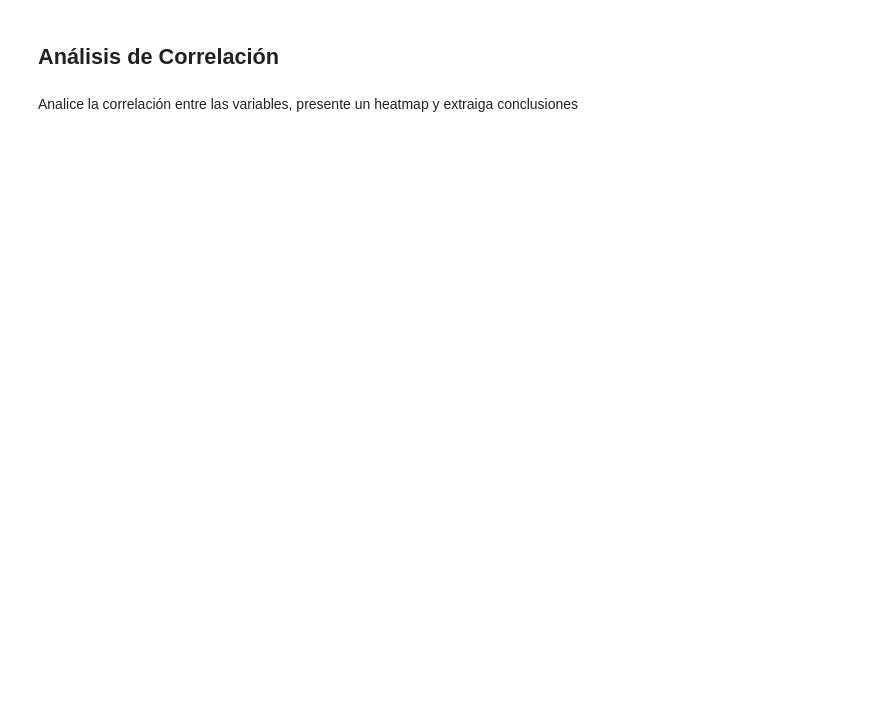
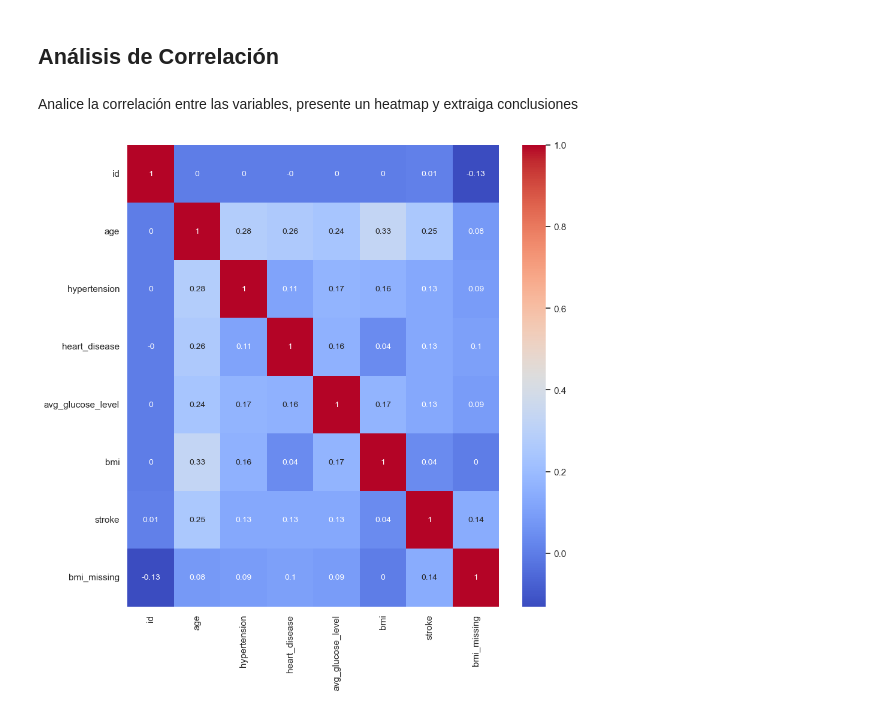
Before and after one commit to lnastri25/IA_UCEMA, a Jupyter notebook: trabajos_practicos/tp1_healthcare/TP1_Análsis_Exploratorio_de_Datos.ipynb, the cells around one changed output. Cells and saved outputs as stored; diff of their text form; code cells hidden in the pictures; blank space fills up the shorter version.

```diff
--- a/trabajos_practicos/tp1_healthcare/TP1_Análsis_Exploratorio_de_Datos.ipynb
+++ b/trabajos_practicos/tp1_healthcare/TP1_Análsis_Exploratorio_de_Datos.ipynb
@@ -596,2 +666,5 @@ Imprima los registros del data set con valores faltantes
 # %% [markdown]
 Crear un flag para indicar los valores faltantes para las variables con valores nulos
+# %%
+df_healthcare['bmi_missing'] = df_healthcare['bmi'].isnull().astype(int)
+df_healthcare['bmi_missing']
@@ -598,2 +684,5 @@ Crear un flag para indicar los valores faltantes para las variables con valores
 # %% [markdown]
 Rellene los valores faltantes con la media
+# %%
+df_healthcare['bmi'] = df_healthcare['bmi'].fillna(df_healthcare['bmi'].mean())
+df_healthcare['bmi']
@@ -601,3 +720,23 @@ Rellene los valores faltantes con la media
 ## Análisis de Correlación
 # %% [markdown]
 Analice la correlación entre las variables, presente un heatmap y extraiga conclusiones
+# %%
+def crear_heatmap_correlacion(df):
+    def seleccionar_columnas_numericas(df):
+        return df.select_dtypes(include=['float64', 'int64'])
+    df_numeric = seleccionar_columnas_numericas(df)
+    df_numeric = df_numeric.drop(columns=[col for col in df_numeric.columns if col.startswith("Unnamed:") or col.strip() == ""])
+    corr_matrix = df_numeric.corr()
+
+    plt.figure(figsize=(10, 10))
+    sns.heatmap(
+        round(corr_matrix, 2),
+        cmap='coolwarm',
+        annot=True,
+        annot_kws={"size": 10}
+    )
+    plt.show()
+# %%
+crear_heatmap_correlacion(df_healthcare)
+# %% [output]
+[figure, added]
```
Also changed, not shown: parts of 9 cells of this notebook.
